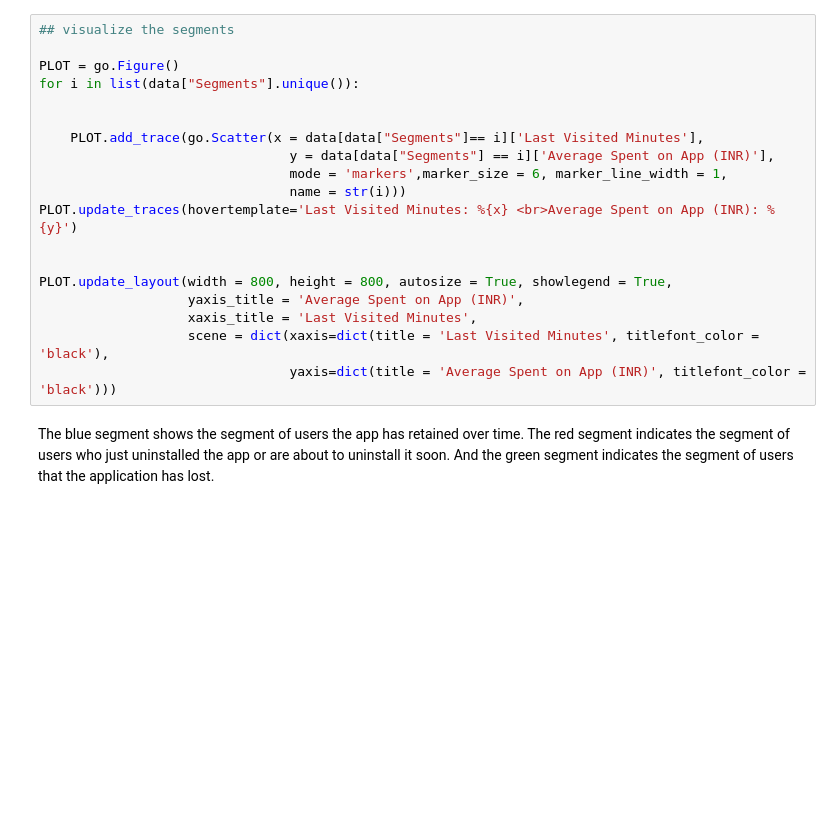
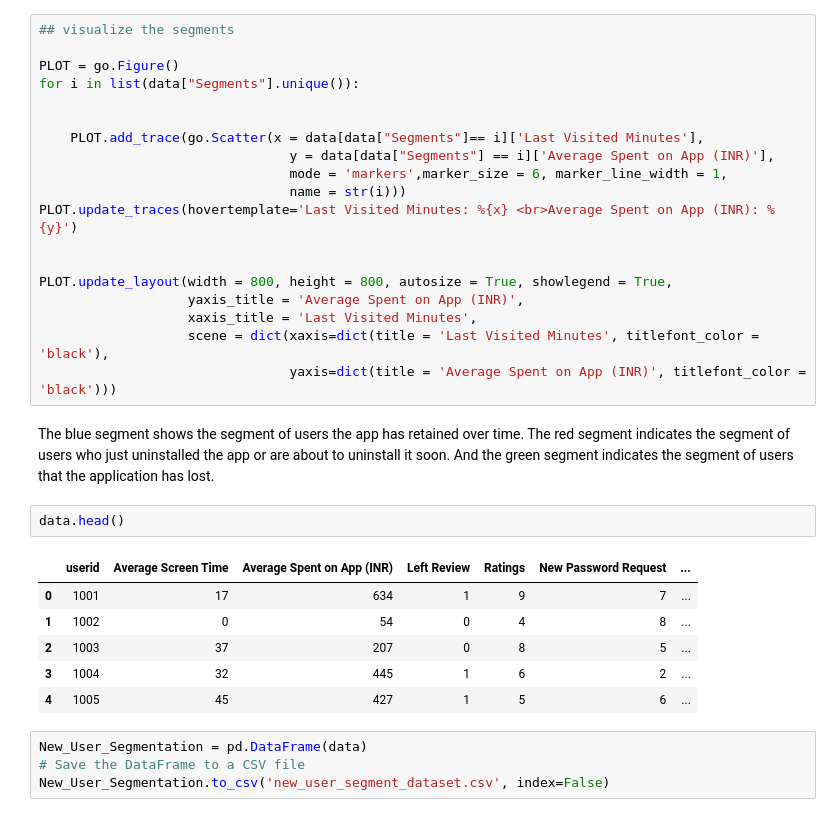
Before and after one commit to KaterinaComp/Project-DevAcademy, a Jupyter notebook: User Segmentation_behaviour/user_segmentation.ipynb, the cells around one changed output. Saved outputs shown, nothing was run; the diff lists cells and outputs as text; blank space fills up the shorter version.

```diff
--- a/User Segmentation_behaviour/user_segmentation.ipynb
+++ b/User Segmentation_behaviour/user_segmentation.ipynb
@@ -213,3 +214,16 @@ PLOT.update_layout(width = 800, height = 800, autosize = True, showlegend = True
                                 yaxis=dict(title = 'Average Spent on App (INR)', titlefont_color = 'black')))
 # %% [markdown]
 The blue segment shows the segment of users the app has retained over time. The red segment indicates the segment of users who just uninstalled the app or are about to uninstall it soon. And the green segment indicates the segment of users that the application has lost.
+# %%
+data.head()
+# %% [output]
+|  | userid | Average Screen Time | Average Spent on App (INR) | Left Review | Ratings | New Password Request | ... |
+| 0 | 1001 | 17 | 634 | 1 | 9 | 7 | ... |
+| 1 | 1002 | 0 | 54 | 0 | 4 | 8 | ... |
+| 2 | 1003 | 37 | 207 | 0 | 8 | 5 | ... |
+| 3 | 1004 | 32 | 445 | 1 | 6 | 2 | ... |
+| 4 | 1005 | 45 | 427 | 1 | 5 | 6 | ... |
+# %%
+New_User_Segmentation = pd.DataFrame(data)
+# Save the DataFrame to a CSV file
+New_User_Segmentation.to_csv('new_user_segment_dataset.csv', index=False)
```
Also changed, not shown: parts of 3 cells of this notebook, 3 other files.
